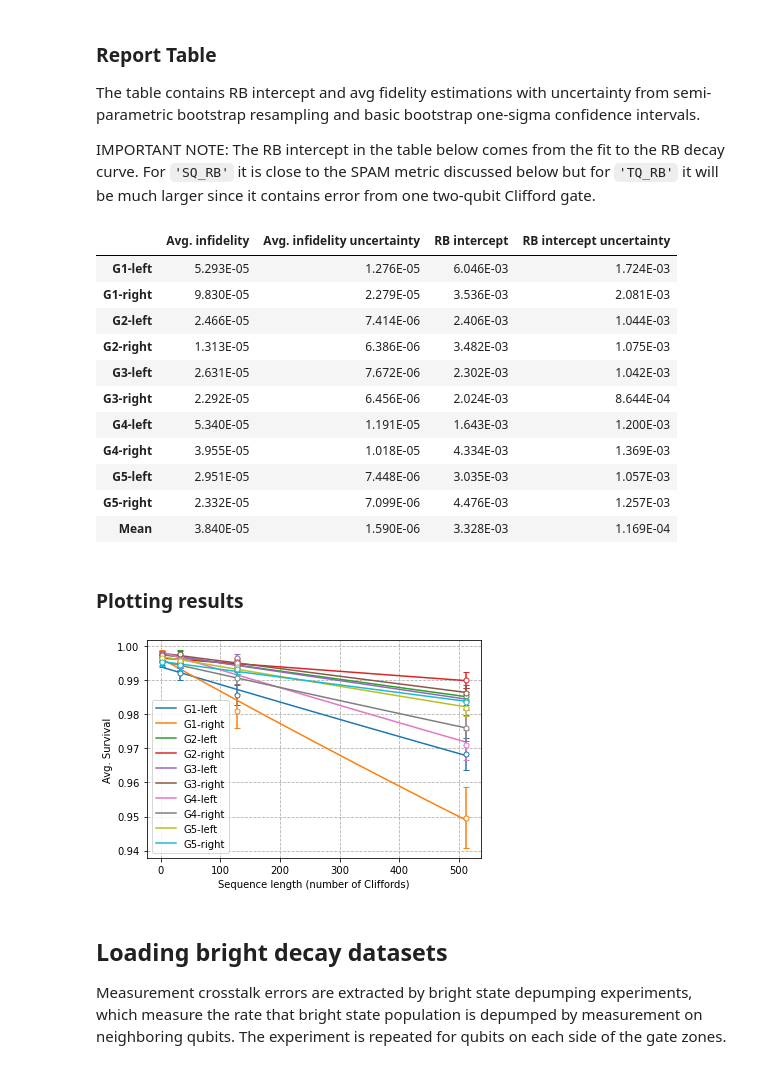
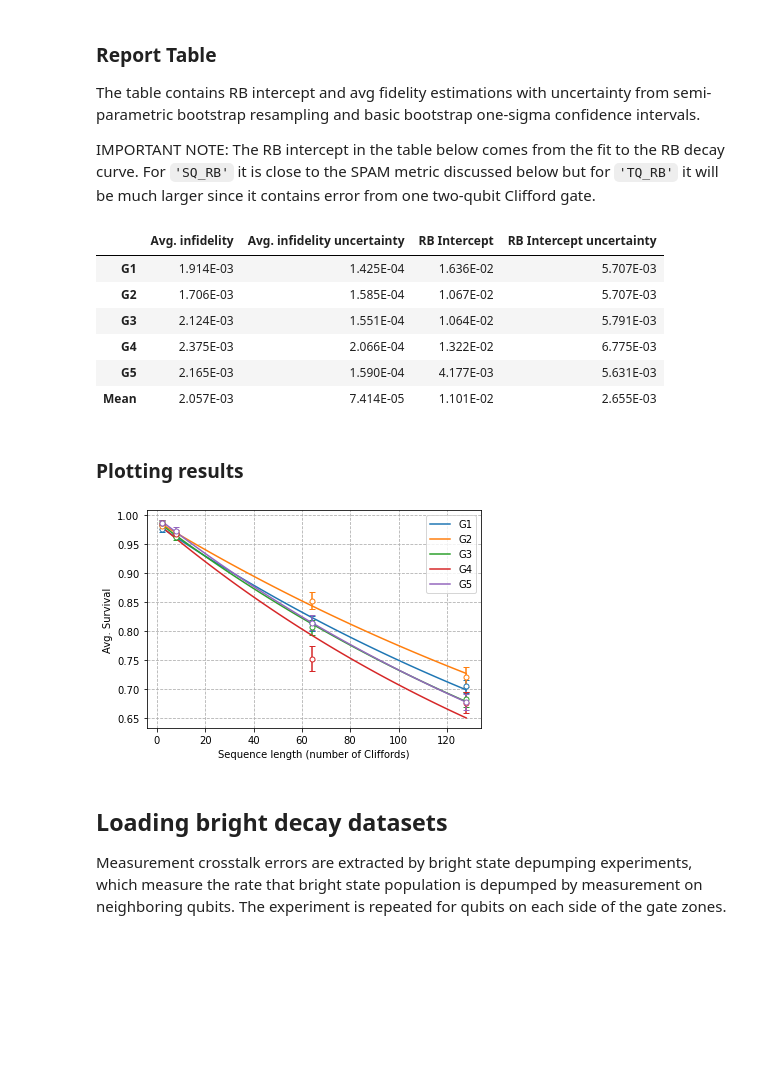
Before and after one commit to CQCL/quantinuum-hardware-specifications, a Jupyter notebook: notebooks/Loading Experimental Data.ipynb, the cells around one changed output. Cells and saved outputs as stored; diff of their text form; code cells hidden in the pictures; blank space fills up the shorter version.

Commit message:
Added H1-1 data and combined analysis

```diff
--- a/notebooks/Loading Experimental Data.ipynb
+++ b/notebooks/Loading Experimental Data.ipynb
@@ -31,4 +33,4 @@ Available datasets:
 - `'H1-2/2022_06_09'`
 # %%
 machine = 'H1-1'
-date = '2022_06_09'
+date = '2023_01_20'
@@ -44,7 +71,8 @@ The following experiments are analyzed with randomized benchmarking (RB) methods
 import pathlib
 import json
 
-rb_type = 'SQ_RB'  # options: 'SQ_RB', 'TQ_RB', 'Memory_RB'
+rb_type = 'TQ_RB'  # options: 'SQ_RB', 'TQ_RB', 'Memory_RB'
+data_type = 'survival'  # options: 'survival', 'leakage_postselect'
 
 file_name = f'{machine}/{date}/{rb_type}.json'
 data_dir = pathlib.Path.cwd().parent.joinpath('data')
@@ -56,7 +84,7 @@ Each data file is analyzed with `rb_analysis()` function to output the estimated
 # %%
 from qtm_spec.rb_analysis_functions import rb_analysis
 
-fid_info, boot_info = rb_analysis(data_dir, machine, date, rb_type)
+fid_info, boot_info = rb_analysis(data_dir, machine, date, rb_type, data_type)
 # %% [markdown]
 ### Report Table
 
@@ -66,28 +94,23 @@ IMPORTANT NOTE: The RB intercept in the table below comes from the fit to the RB
 # %%
 from qtm_spec.rb_reporting_functions import report
 
-report(fid_info, boot_info, machine)
+report(fid_info, boot_info, machine, data_type)
 # %% [output]
-|  | Avg. infidelity | Avg. infidelity uncertainty | RB intercept | RB intercept uncertainty |
-| G1-left | 5.293E-05 | 1.276E-05 | 6.046E-03 | 1.724E-03 |
-| G1-right | 9.830E-05 | 2.279E-05 | 3.536E-03 | 2.081E-03 |
-| G2-left | 2.466E-05 | 7.414E-06 | 2.406E-03 | 1.044E-03 |
-| G2-right | 1.313E-05 | 6.386E-06 | 3.482E-03 | 1.075E-03 |
-| G3-left | 2.631E-05 | 7.672E-06 | 2.302E-03 | 1.042E-03 |
-| G3-right | 2.292E-05 | 6.456E-06 | 2.024E-03 | 8.644E-04 |
-| G4-left | 5.340E-05 | 1.191E-05 | 1.643E-03 | 1.200E-03 |
-| G4-right | 3.955E-05 | 1.018E-05 | 4.334E-03 | 1.369E-03 |
-| G5-left | 2.951E-05 | 7.448E-06 | 3.035E-03 | 1.057E-03 |
-| G5-right | 2.332E-05 | 7.099E-06 | 4.476E-03 | 1.257E-03 |
-| Mean | 3.840E-05 | 1.590E-06 | 3.328E-03 | 1.169E-04 |
+|  | Avg. infidelity | Avg. infidelity uncertainty | RB Intercept | RB Intercept uncertainty |
+| G1 | 1.914E-03 | 1.425E-04 | 1.636E-02 | 5.707E-03 |
+| G2 | 1.706E-03 | 1.585E-04 | 1.067E-02 | 5.707E-03 |
+| G3 | 2.124E-03 | 1.551E-04 | 1.064E-02 | 5.791E-03 |
+| G4 | 2.375E-03 | 2.066E-04 | 1.322E-02 | 6.775E-03 |
+| G5 | 2.165E-03 | 1.590E-04 | 4.177E-03 | 5.631E-03 |
+| Mean | 2.057E-03 | 7.414E-05 | 1.101E-02 | 2.655E-03 |
 # %% [markdown]
 ### Plotting results
 # %%
 from qtm_spec.rb_reporting_functions import errorbar_plot
 
-errorbar_plot(fid_info, data, machine)
+errorbar_plot(fid_info, data, machine, data_type)
 # %% [output]
-[figure, old version]
+[figure, new version]
 # %% [markdown]
 ## Loading bright decay datasets
 
```
Also changed, not shown: parts of 10 cells of this notebook, 15 other files.
